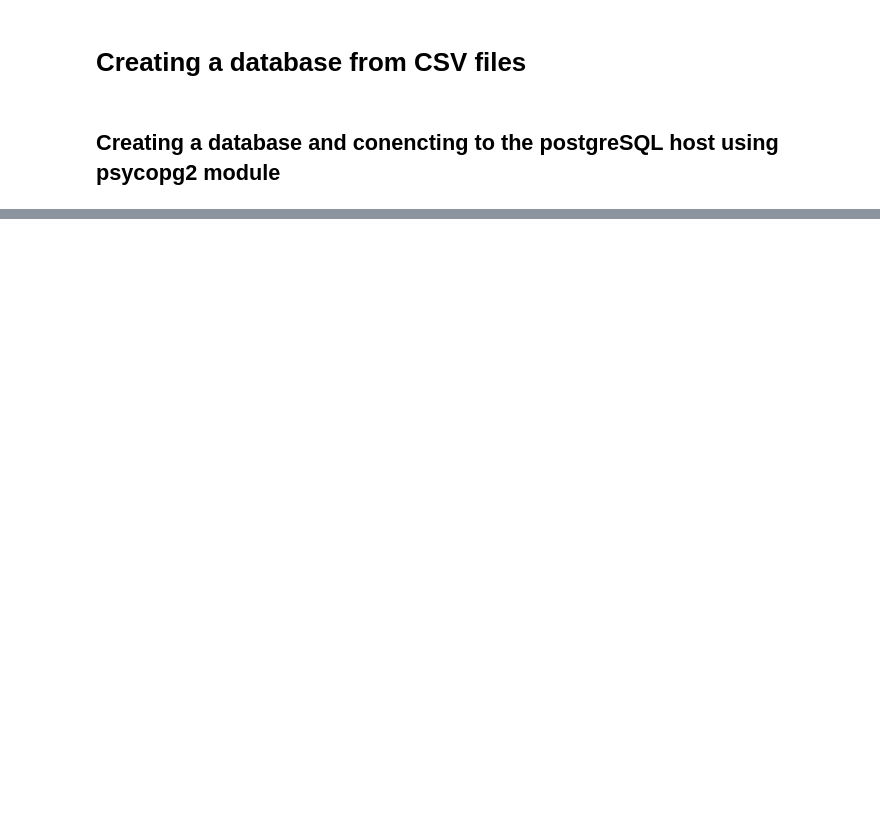
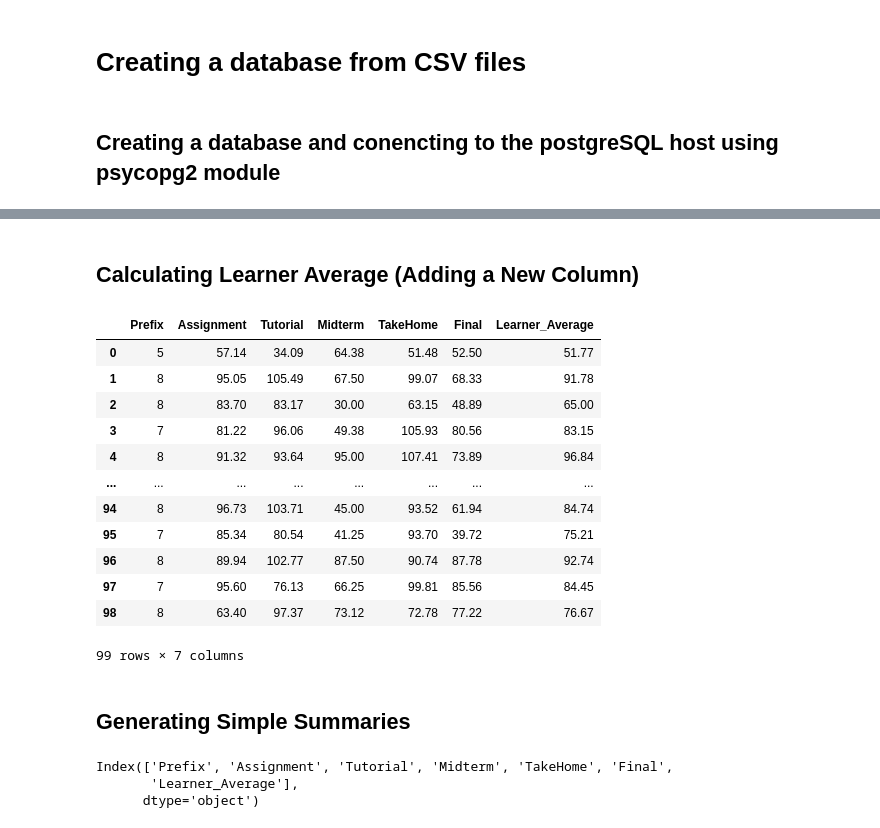
Before and after one commit to Impact-Insights/Data-Engineering-Projects, a Jupyter notebook: Data Eng Project 01.ipynb, the cells around one changed output, grey strips where cells are left out. Cells and saved outputs as stored; diff of their text form; code cells hidden in the pictures; blank space fills up the shorter version.

```diff
--- a/Data Eng Project 01.ipynb
+++ b/Data Eng Project 01.ipynb
@@ -54,0 +299,7 @@ accountsSeries = pd.read_csv('AccountsSeries.csv')
+# %%
+import pandas as pd
+
+df = pd.read_csv('https://raw.githubusercontent.com/Impact-Insights/Group-Project/refs/heads/main/class_grades_2c.csv')
+
+
+df.head()
@@ -54,0 +384,27 @@ accountsSeries = pd.read_csv('AccountsSeries.csv')
+# %% [markdown]
+## Calculating Learner Average (Adding a New Column)
+# %%
+df['Learner_Average'] = round(df[['Assignment', 'Tutorial', 'Midterm', 'TakeHome']].mean(axis=1), 2)
+df
+# %% [output]
+|  | Prefix | Assignment | Tutorial | Midterm | TakeHome | Final | Learner_Average |
+| 0 | 5 | 57.14 | 34.09 | 64.38 | 51.48 | 52.50 | 51.77 |
+| 1 | 8 | 95.05 | 105.49 | 67.50 | 99.07 | 68.33 | 91.78 |
+| 2 | 8 | 83.70 | 83.17 | 30.00 | 63.15 | 48.89 | 65.00 |
+| 3 | 7 | 81.22 | 96.06 | 49.38 | 105.93 | 80.56 | 83.15 |
+| 4 | 8 | 91.32 | 93.64 | 95.00 | 107.41 | 73.89 | 96.84 |
+| ... | ... | ... | ... | ... | ... | ... | ... |
+| 94 | 8 | 96.73 | 103.71 | 45.00 | 93.52 | 61.94 | 84.74 |
+| 95 | 7 | 85.34 | 80.54 | 41.25 | 93.70 | 39.72 | 75.21 |
+| 96 | 8 | 89.94 | 102.77 | 87.50 | 90.74 | 87.78 | 92.74 |
+| 97 | 7 | 95.60 | 76.13 | 66.25 | 99.81 | 85.56 | 84.45 |
+| 98 | 8 | 63.40 | 97.37 | 73.12 | 72.78 | 77.22 | 76.67 |
+99 rows × 7 columns
+# %% [markdown]
+## Generating Simple Summaries
+# %%
+df.columns
+# %% [output]
+Index(['Prefix', 'Assignment', 'Tutorial', 'Midterm', 'TakeHome', 'Final',
+       'Learner_Average'],
+      dtype='object')
```
Also changed, not shown: parts of 45 cells of this notebook.
